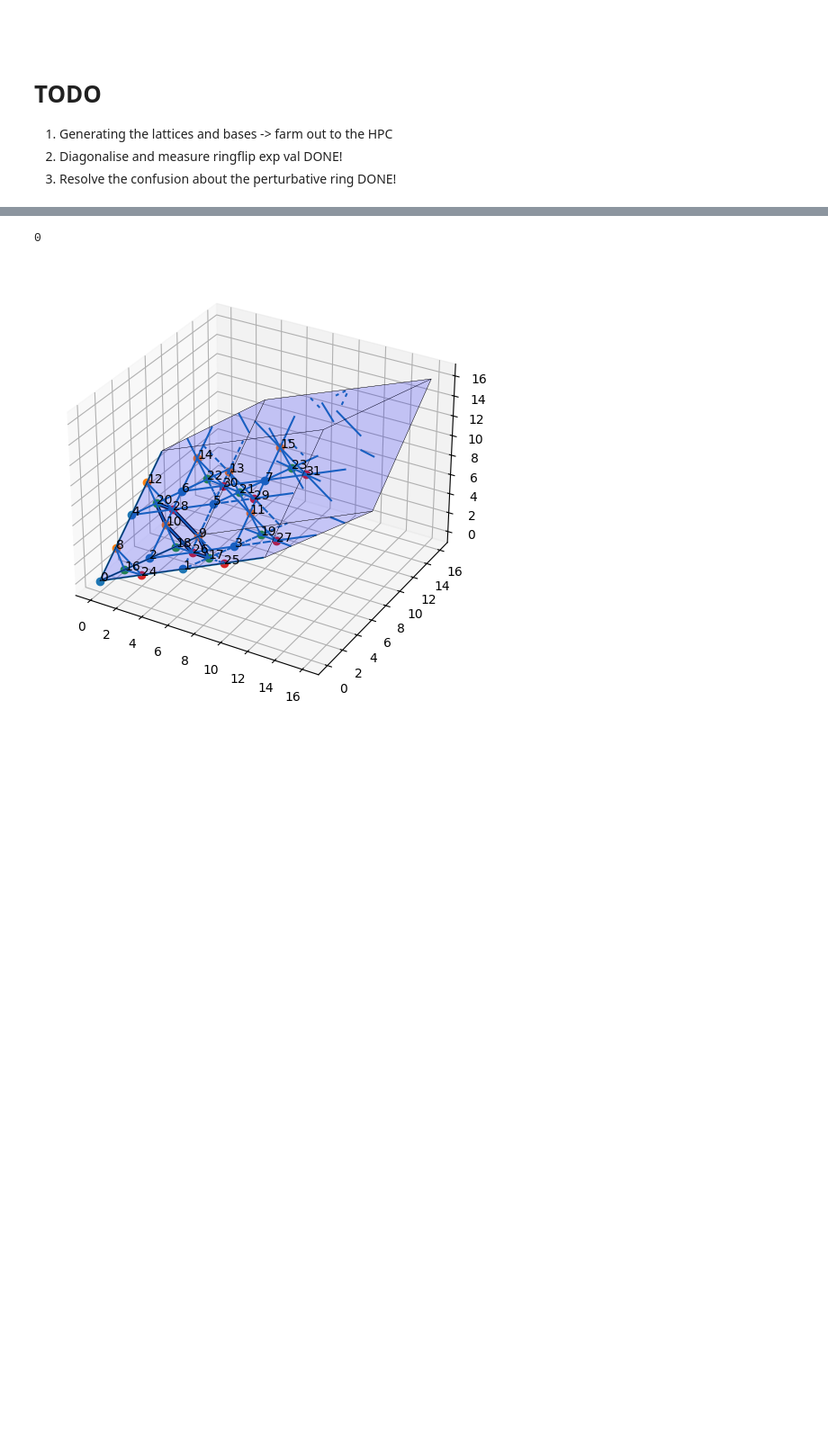
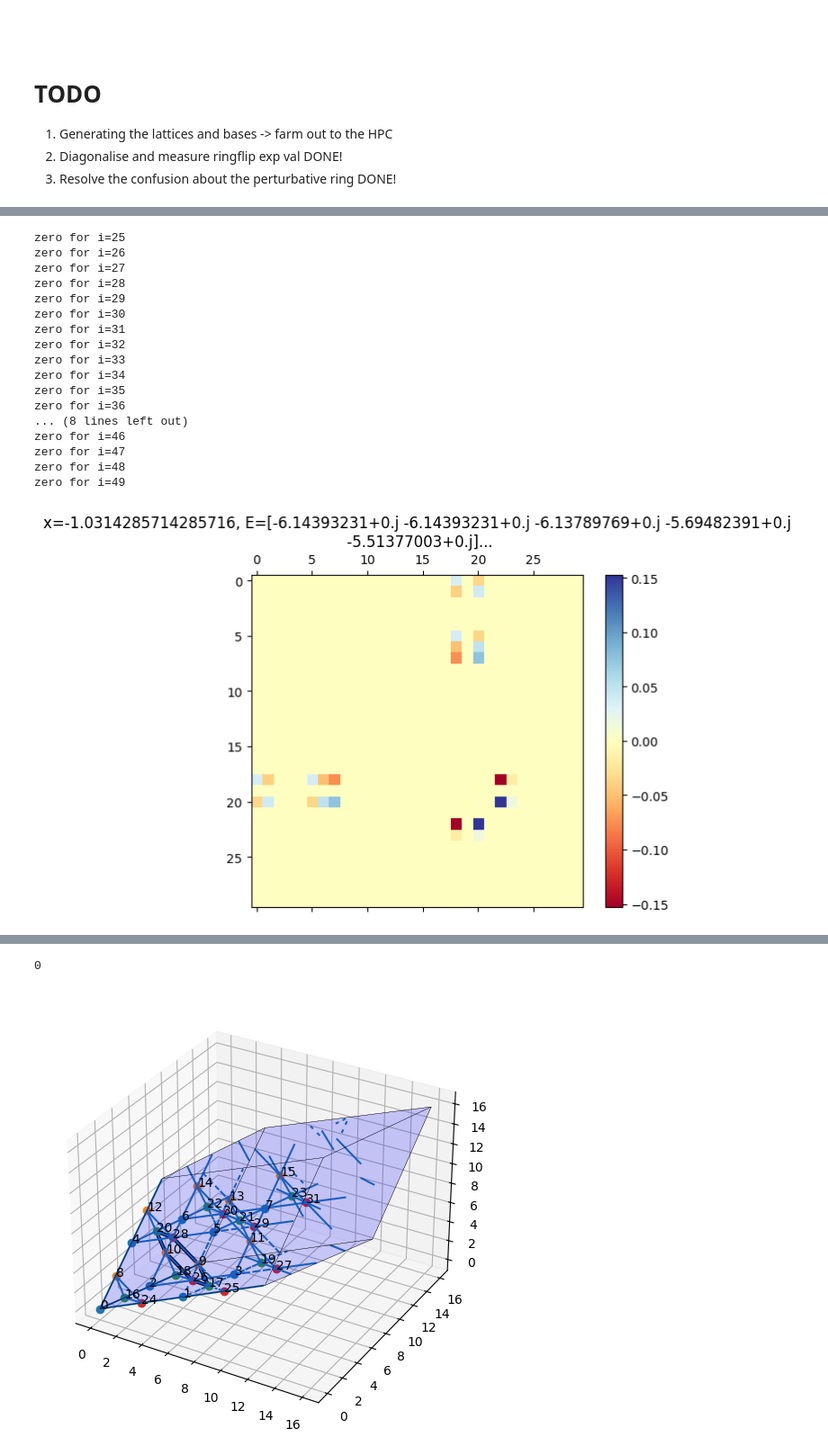
Before and after one commit to Spuriosity1/qsi_subspace_ED, a Jupyter notebook: scripts/spinon_free_testing.ipynb, the cells around one changed output, grey strips where cells are left out. Shown at 90% size. Saved outputs shown, nothing was run; the diff lists cells and outputs as text; code cells hidden in the pictures; blank space fills up the shorter version.

```diff
--- a/scripts/spinon_free_testing.ipynb
+++ b/scripts/spinon_free_testing.ipynb
@@ -121,0 +170,2 @@ res = calc_spectrum([1,1,1,1], full_lat)
+# %%
+ring, ring_L = full_lat.build_ringops(0)
@@ -122,3 +177,43 @@ res = calc_spectrum([1,1,1,1], full_lat)
+# %%
+%matplotlib inline
+# plt.close(12)
+plt.close('all')
+
+op = (ring_L[4] - ring_L[4].T)/1.0j
+
+for i in range(25,50):
+
+    v = v_list[i]
+    if np.max(np.imag(v)) < 1e-10:
+        print(f"zero for i={i}")
+        continue
+
+
+
+
+    fig, ax = plt.subplots()
+    c = ax.matshow(np.real(v.conj().T @ op.todense() @v),cmap=plt.colormaps['RdYlBu'])
+    fig.colorbar(c)
+    ax.set_title(f'x={x_list[i]}, E={e_list[i][:5]}...')
+# %% [output]
+zero for i=25
+zero for i=26
+zero for i=27
+zero for i=28
+zero for i=29
+zero for i=30
+zero for i=31
+zero for i=32
+zero for i=33
+zero for i=34
+zero for i=35
+zero for i=36
+... (8 lines left out)
+zero for i=46
+zero for i=47
+zero for i=48
+zero for i=49
+[figure, added]
 # %%
 # plt.plot(np.real(np.sort(e1)),'kx',label='lanczos')
 for s in res:
```
Also changed, not shown: parts of 12 cells of this notebook, 3 other files.
